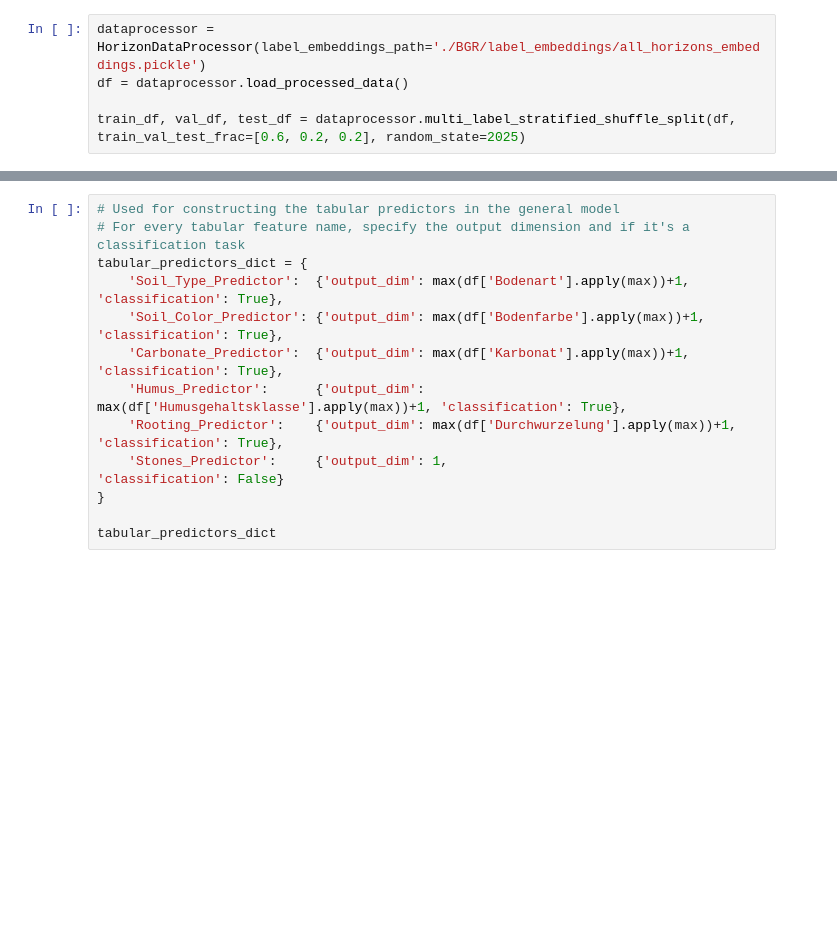
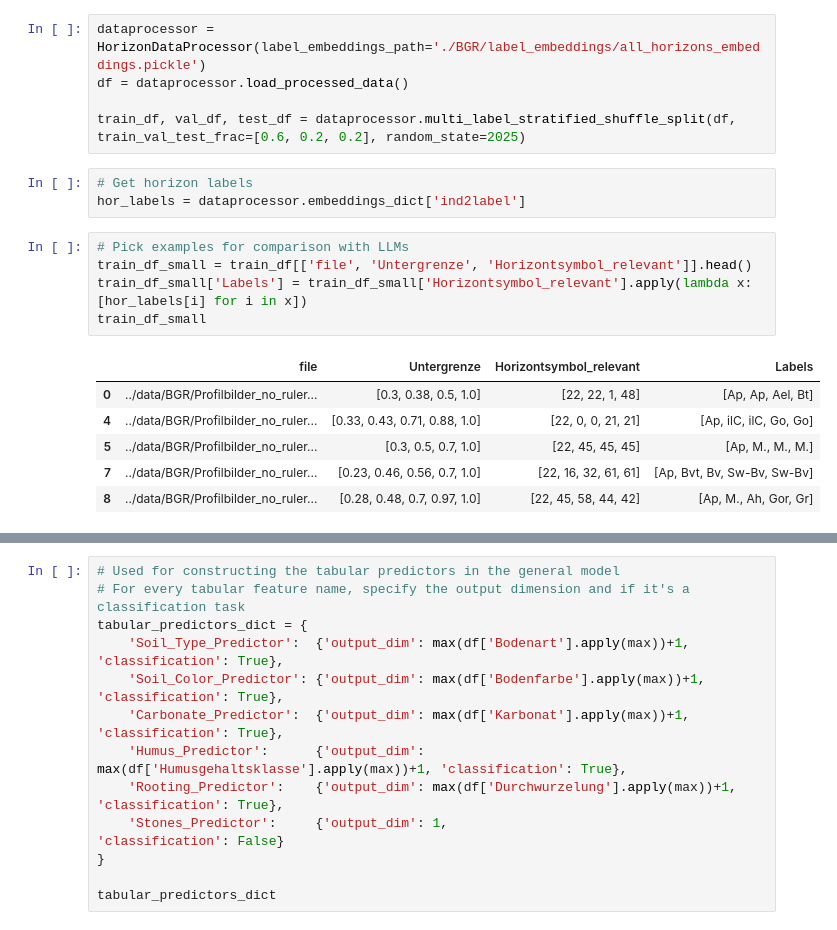
Before and after one commit to calgo-lab/BGR, a Jupyter notebook: notebooks/soil/Multimodal_Training_Depths.ipynb, the cells around one changed output, grey strips where cells are left out. Drawn from its saved outputs; the diff is of its cells as text; blank space fills up the shorter version.

Commit message:
LLMs IoU and horizon accuracy

```diff
--- a/notebooks/soil/Multimodal_Training_Depths.ipynb
+++ b/notebooks/soil/Multimodal_Training_Depths.ipynb
@@ -46,3 +46,18 @@ dataprocessor = HorizonDataProcessor(label_embeddings_path='./BGR/label_embeddin
 df = dataprocessor.load_processed_data()
 
 train_df, val_df, test_df = dataprocessor.multi_label_stratified_shuffle_split(df, train_val_test_frac=[0.6, 0.2, 0.2], random_state=2025)
+# %%
+# Get horizon labels
+hor_labels = dataprocessor.embeddings_dict['ind2label']
+# %%
+# Pick examples for comparison with LLMs
+train_df_small = train_df[['file', 'Untergrenze', 'Horizontsymbol_relevant']].head()
+train_df_small['Labels'] = train_df_small['Horizontsymbol_relevant'].apply(lambda x: [hor_labels[i] for i in x])
+train_df_small
+# %% [output]
+|  | file | Untergrenze | Horizontsymbol_relevant | Labels |
+| 0 | ../data/BGR/Profilbilder_no_ruler... | [0.3, 0.38, 0.5, 1.0] | [22, 22, 1, 48] | [Ap, Ap, Ael, Bt] |
+| 4 | ../data/BGR/Profilbilder_no_ruler... | [0.33, 0.43, 0.71, 0.88, 1.0] | [22, 0, 0, 21, 21] | [Ap, ilC, ilC, Go, Go] |
+| 5 | ../data/BGR/Profilbilder_no_ruler... | [0.3, 0.5, 0.7, 1.0] | [22, 45, 45, 45] | [Ap, M., M., M.] |
+| 7 | ../data/BGR/Profilbilder_no_ruler... | [0.23, 0.46, 0.56, 0.7, 1.0] | [22, 16, 32, 61, 61] | [Ap, Bvt, Bv, Sw-Bv, Sw-Bv] |
+| 8 | ../data/BGR/Profilbilder_no_ruler... | [0.28, 0.48, 0.7, 0.97, 1.0] | [22, 45, 58, 44, 42] | [Ap, M., Ah, Gor, Gr] |
```
Also changed, not shown: parts of 12 cells of this notebook.
